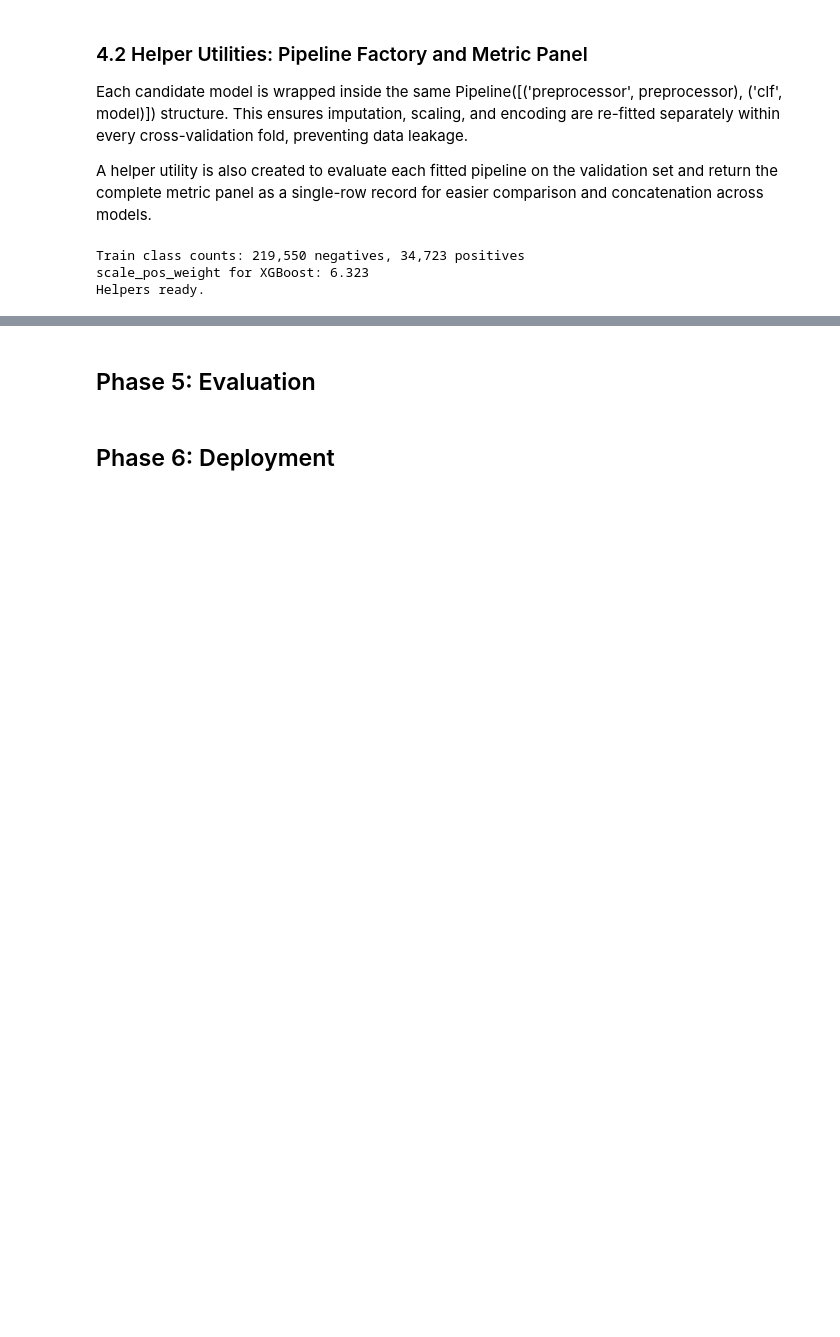
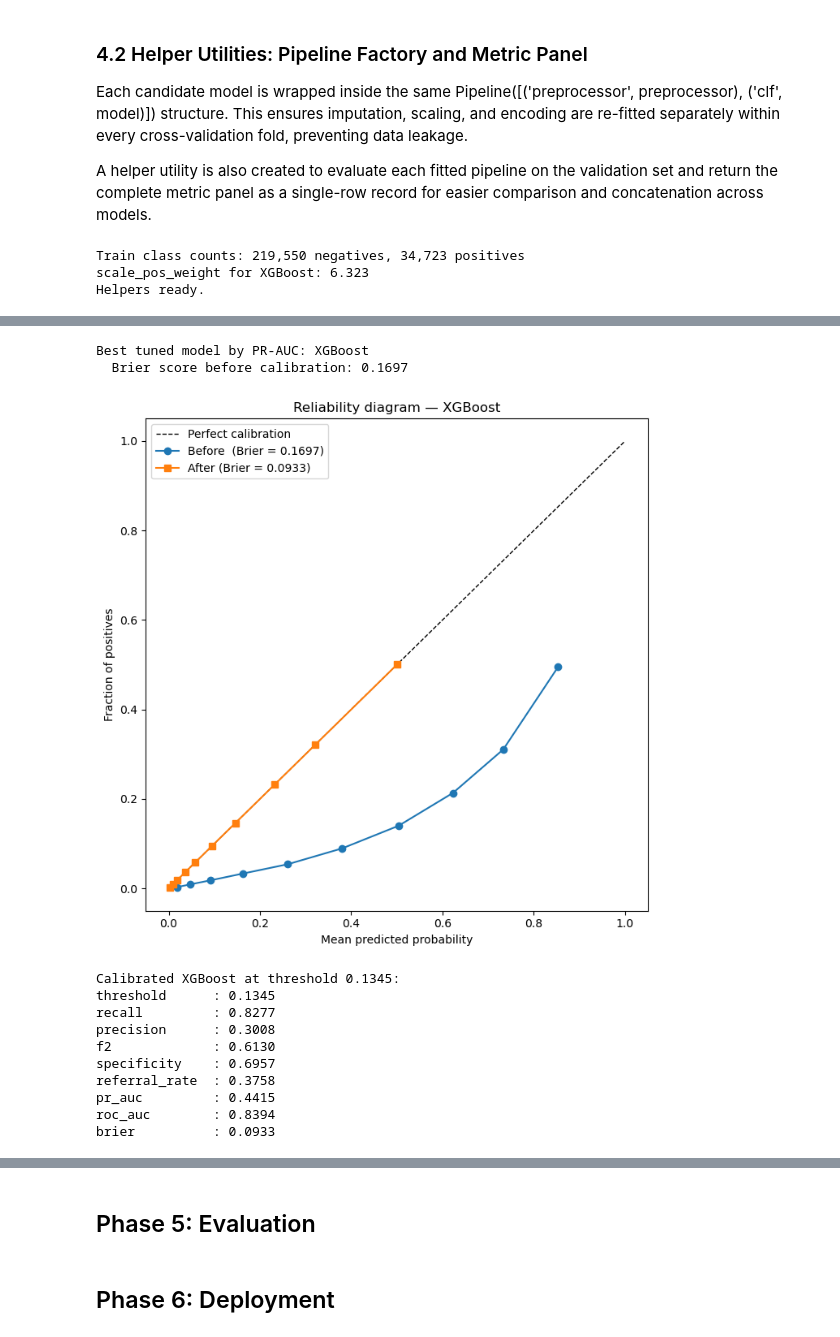
Before and after one commit to sakinahalizzah/diabetes-prediction, a Jupyter notebook: diabetes_prediction.ipynb, the cells around one changed output, grey strips where cells are left out. Saved outputs shown, nothing was run; the diff lists cells and outputs as text; code cells hidden in the pictures; blank space fills up the shorter version.

```diff
--- a/diabetes_prediction.ipynb
+++ b/diabetes_prediction.ipynb
@@ -1408,0 +1662,54 @@ Helpers ready.
+# %%
+from sklearn.calibration import CalibratedClassifierCV, calibration_curve
+
+# Best by PR-AUC among the tuned models
+best_name      = tuned_df['pr_auc'].idxmax()
+best_pipe      = tuned_pipes[best_name]
+best_proba_val = tuned_probas[best_name]
+print(f'Best tuned model by PR-AUC: {best_name}')
+print(f'  Brier score before calibration: {brier_score_loss(y_val, best_proba_val):.4f}')
+
+# Reliability BEFORE calibration
+prob_true,  prob_pred  = calibration_curve(y_val, best_proba_val, n_bins=10, strategy='quantile')
+
+# Fit isotonic calibration on val (prefit avoids re-fitting the base estimator)
+calibrated = CalibratedClassifierCV(best_pipe, method='isotonic', cv='prefit')
+calibrated.fit(X_val, y_val)
+proba_val_cal  = calibrated.predict_proba(X_val)[:, 1]
+
+# Reliability AFTER calibration
+prob_true_c, prob_pred_c = calibration_curve(y_val, proba_val_cal, n_bins=10, strategy='quantile')
+
+fig, ax = plt.subplots(figsize=(7, 7))
+ax.plot([0, 1], [0, 1], 'k--', lw=1, label='Perfect calibration')
+ax.plot(prob_pred, prob_true,   'o-',
+        label=f'Before  (Brier = {brier_score_loss(y_val, best_proba_val):.4f})')
+ax.plot(prob_pred_c, prob_true_c, 's-',
+        label=f'After (Brier = {brier_score_loss(y_val, proba_val_cal):.4f})')
+ax.set_xlabel('Mean predicted probability')
+ax.set_ylabel('Fraction of positives')
+ax.set_title(f'Reliability diagram — {best_name}')
+ax.legend()
+plt.tight_layout()
+plt.show()
+
+# Re-tune the threshold on the calibrated probabilities
+chosen_t_cal = find_threshold_for_recall(y_val, proba_val_cal, RECALL_TARGET)
+cal_metrics  = evaluate_at_threshold(y_val, proba_val_cal, chosen_t_cal)
+print(f'\nCalibrated {best_name} at threshold {chosen_t_cal:.4f}:')
+for k, v in cal_metrics.items():
+    print(f'{k:15s}: {v:.4f}')
+# %% [output]
+Best tuned model by PR-AUC: XGBoost
+  Brier score before calibration: 0.1697
+[figure, added]
+Calibrated XGBoost at threshold 0.1345:
+threshold      : 0.1345
+recall         : 0.8277
+precision      : 0.3008
+f2             : 0.6130
+specificity    : 0.6957
+referral_rate  : 0.3758
+pr_auc         : 0.4415
+roc_auc        : 0.8394
+brier          : 0.0933
```
Also changed, not shown: parts of 12 cells of this notebook, 1 other file.
